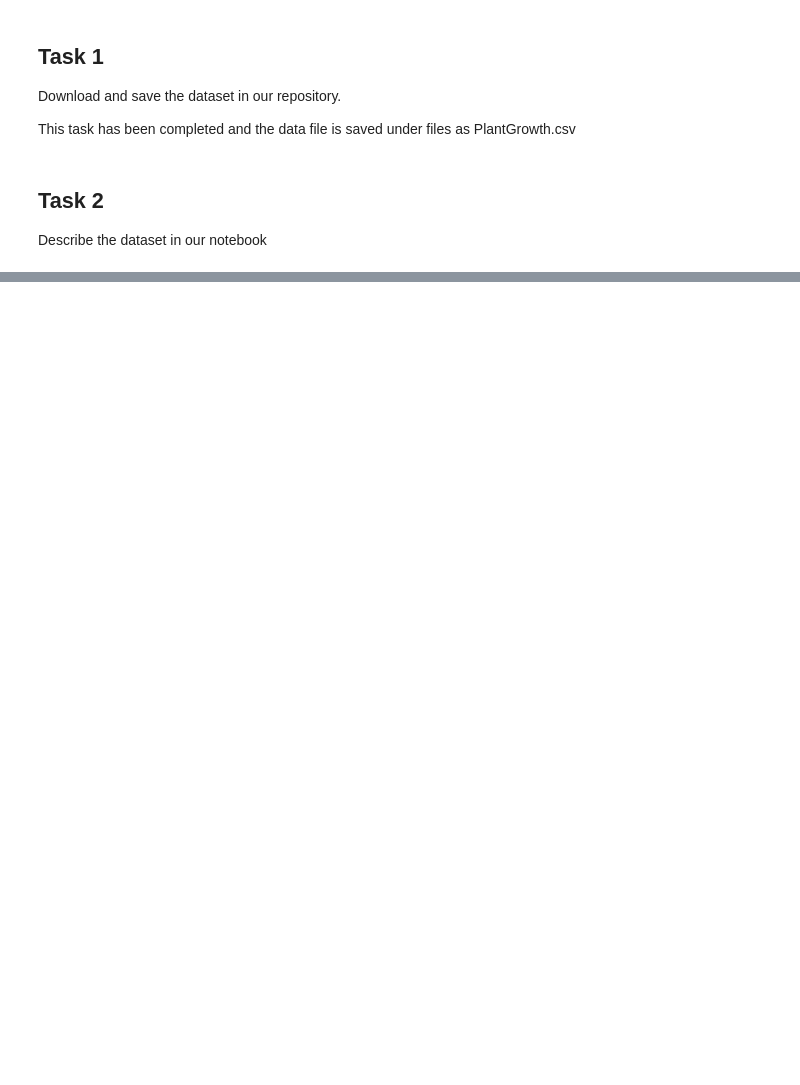
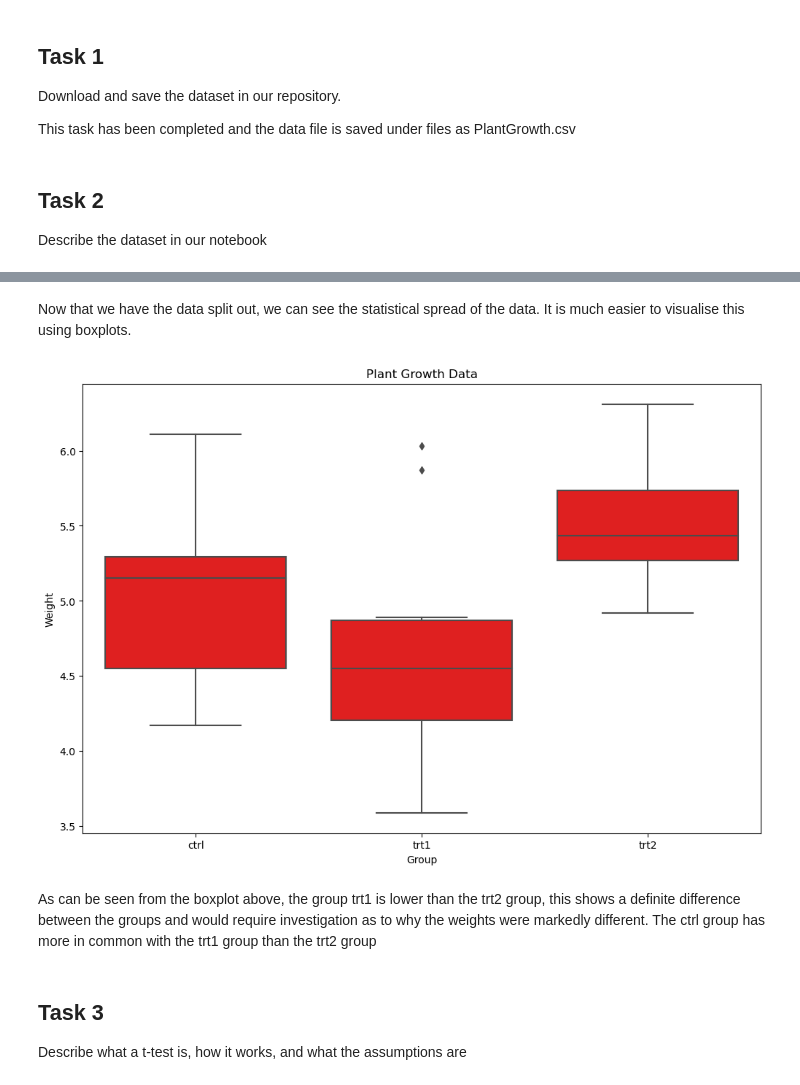
Before and after one commit to kevinsenan/applied_statistics_24_25, a Jupyter notebook: project.ipynb, the cells around one changed output, grey strips where cells are left out. Drawn from its saved outputs; the diff is of its cells as text; code cells hidden in the pictures; blank space fills up the shorter version.

```diff
--- a/project.ipynb
+++ b/project.ipynb
@@ -45,0 +41,7 @@ AttributeError: module 'pandas' has no attribute 'read'
+# %%
+# Read in the csv file to a dataframe
+df = pd.read_csv('files/PlantGrowth.csv') # https://www.geeksforgeeks.org/reading-csv-files-in-python/
+# remove the column labelled rownames as it holds no values of interest
+df.drop(columns=['rownames'], inplace=True)
+# show the statistical data of the csv file
+df.describe()  # https://www.w3schools.com/python/pandas/ref_df_describe.asp#:~:text=The%20describe%28%29%20method%20returns%20description%20of%20the%20data,average%20%28mean%29%20value.%20std%20-%20The%20standard%20deviation.
@@ -45,0 +130,18 @@ AttributeError: module 'pandas' has no attribute 'read'
+# %% [markdown]
+Now that we have the data split out, we can see the statistical spread of the data. It is much easier to visualise this using boxplots.
+# %%
+# Create boxplots
+plt.figure(figsize=(12, 8))
+sns.boxplot(x='group', y='weight', data=df, color='red')
+plt.title("Plant Growth Data")
+plt.xlabel("Group")
+plt.ylabel("Weight")
+plt.show()
+# %% [output]
+[figure, added]
+# %% [markdown]
+As can be seen from the boxplot above, the group trt1 is lower than the trt2 group, this shows a definite difference between the groups and would require investigation as to why the weights were markedly different. The ctrl group has more in common with the trt1 group than the trt2 group
+# %% [markdown]
+## Task 3
+
+Describe what a t-test is, how it works, and what the assumptions are
```
Also changed, not shown: parts of 14 cells of this notebook.
